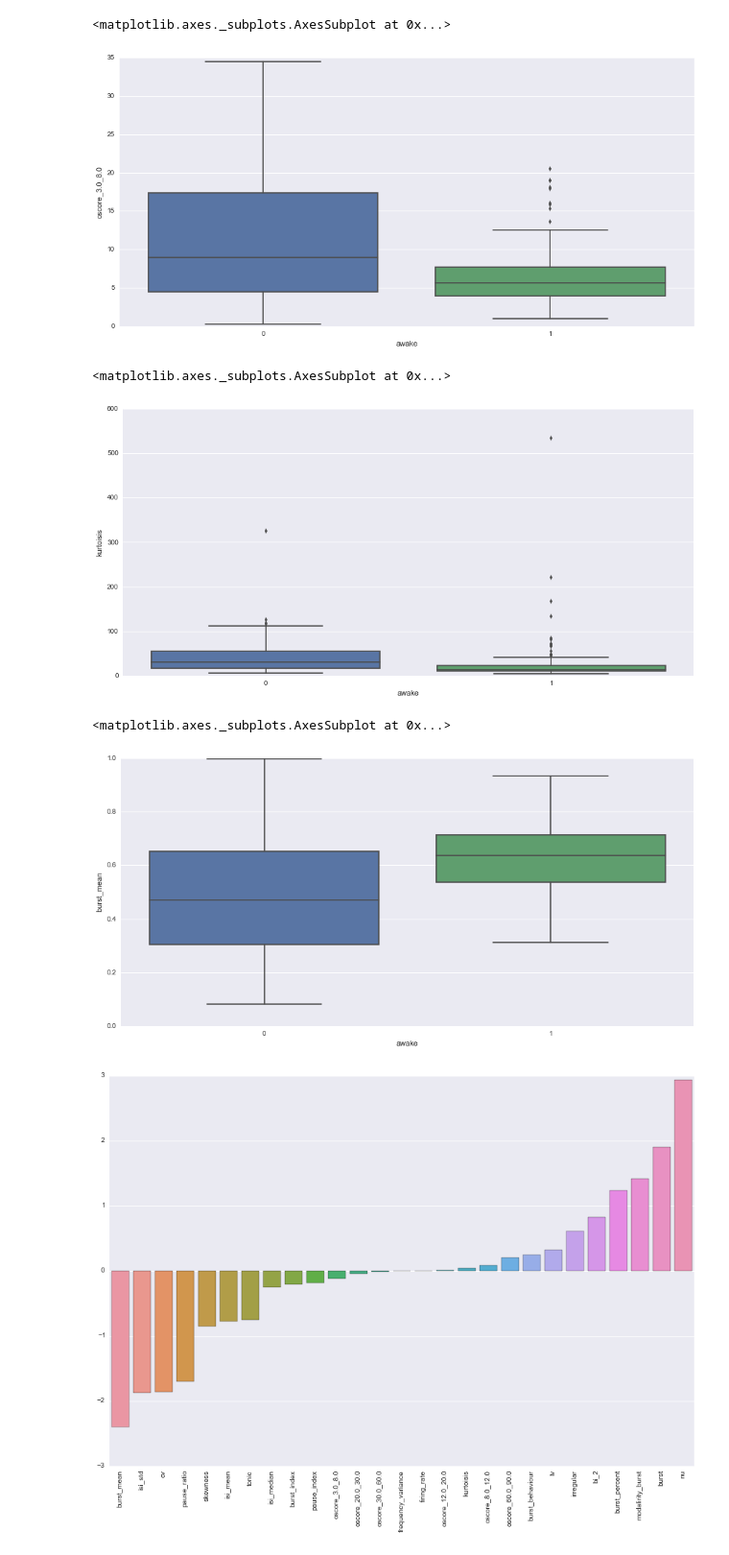
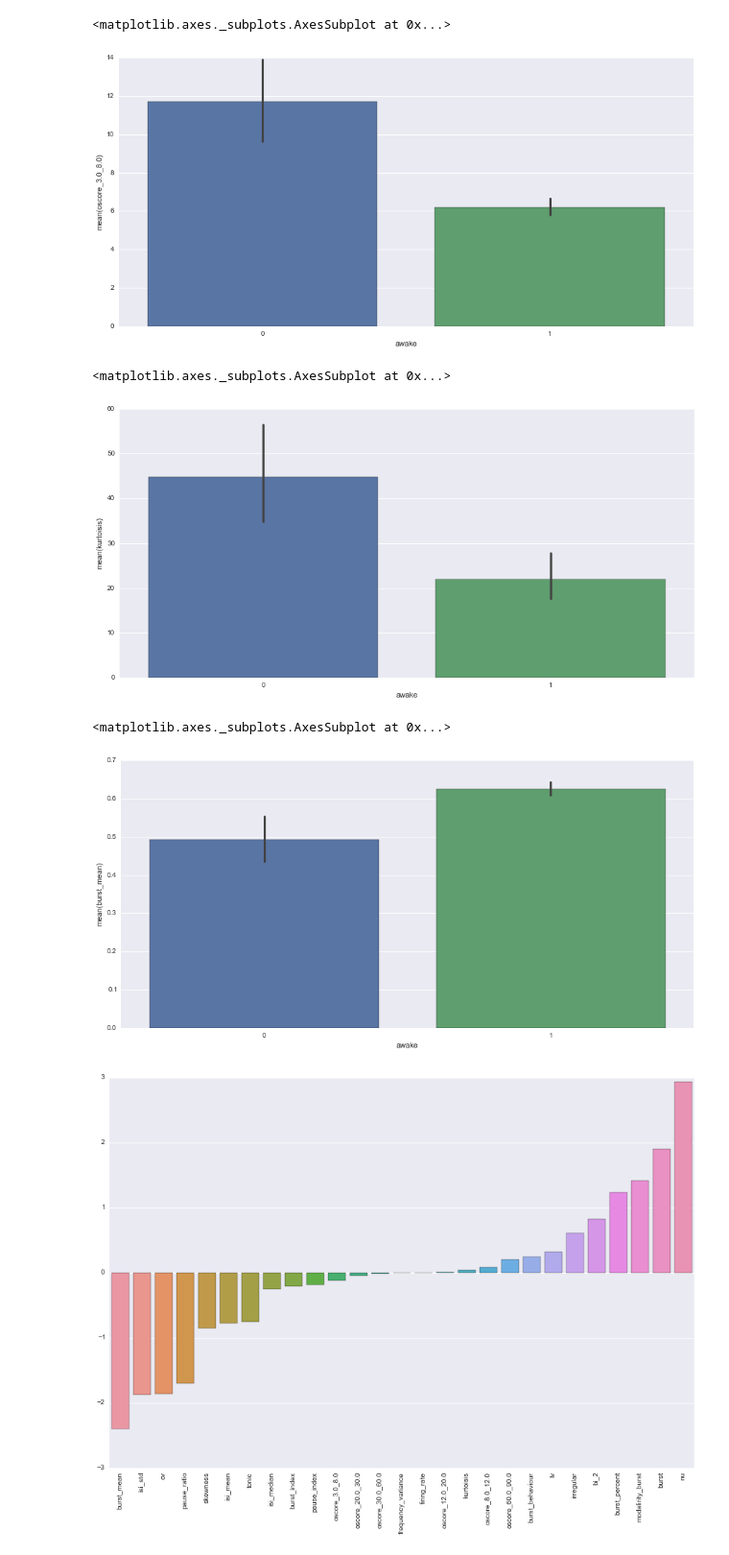
Before and after one commit to Vlad0922/neurophysiology, a Jupyter notebook: awake_vs_sleep/Analysis.ipynb, the cells around one changed output. Shown: that part at 96% size. Saved outputs shown, nothing was run; the diff lists cells and outputs as text; code cells hidden in the pictures.

```diff
--- a/awake_vs_sleep/Analysis.ipynb
+++ b/awake_vs_sleep/Analysis.ipynb
@@ -9,12 +9,25 @@ from sklearn.linear_model import TheilSenRegressor, LogisticRegressionCV
 import matplotlib.pyplot as plt
 import seaborn as sns
 %matplotlib inline
+# %%
+FACTOR_PREDICTORS = ['type']
+NUMERIC_PREDICTORS = ['bi_2', 'burst_behaviour', 'burst_index', 'burst_mean',
+       'burst_percent', 'cv',
+       'firing_rate', 'frequency_variance', 'isi_mean',
+       'isi_median', 'isi_std', 'kurtoisis', 'lv', 'modalirity_burst',
+       'nu', 'oscore_12.0_20.0', 'oscore_20.0_30.0', 'oscore_3.0_8.0',
+       'oscore_30.0_60.0', 'oscore_60.0_90.0', 'oscore_8.0_12.0',
+       'pause_index', 'pause_ratio', 'skewness']
 # %%
 def preprocess_data(data):
     data = data.drop(['data_name', 'doc_name', 'filter_length', 'spike_count', 'interval_name'], axis=1)
 
-    oh = pd.get_dummies(data['type'])
-    data = pd.concat([data, oh], axis=1).drop(['type'], axis=1)
+    for f in FACTOR_PREDICTORS:
+        oh = pd.get_dummies(data[f])
+        data = pd.concat([data, oh], axis=1).drop([f], axis=1)
+
+#     for f in NUMERIC_PREDICTORS:
+#         data[f] =  StandardScaler().fit_transform(data[f])
 
     return data
 # %%
@@ -38,21 +51,21 @@ sns.boxplot(x='awake', y='isi_mean', data=data)
 # %%
 plt.figure(figsize=(15,7))
-sns.boxplot(x='awake', y='oscore_3.0_8.0', data=data)
+sns.barplot(x='awake', y='oscore_3.0_8.0', data=data)
 # %% [output]
 <matplotlib.axes._subplots.AxesSubplot at 0x...>
-[figure, old version]
+[figure, new version]
 # %%
 plt.figure(figsize=(15,7))
-sns.boxplot(x='awake', y='kurtoisis', data=data)
+sns.barplot(x='awake', y='kurtoisis', data=data)
 # %% [output]
 <matplotlib.axes._subplots.AxesSubplot at 0x...>
-[figure, old version]
+[figure, new version]
 # %%
 plt.figure(figsize=(15,7))
-sns.boxplot(x='awake', y='burst_mean', data=data)
+sns.barplot(x='awake', y='burst_mean', data=data)
 # %% [output]
 <matplotlib.axes._subplots.AxesSubplot at 0x...>
-[figure, old version]
+[figure, new version]
 # %%
 X = data.drop(['awake'], axis=1)
 y = data['awake']
```
Also changed, not shown: parts of 3 cells of this notebook, 2 other files.
